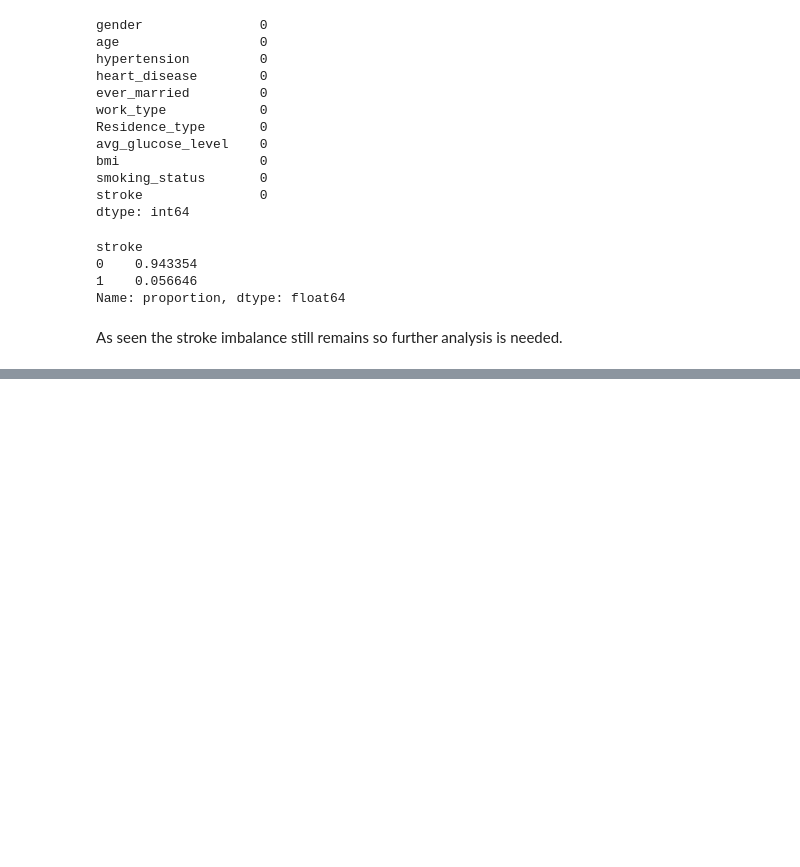
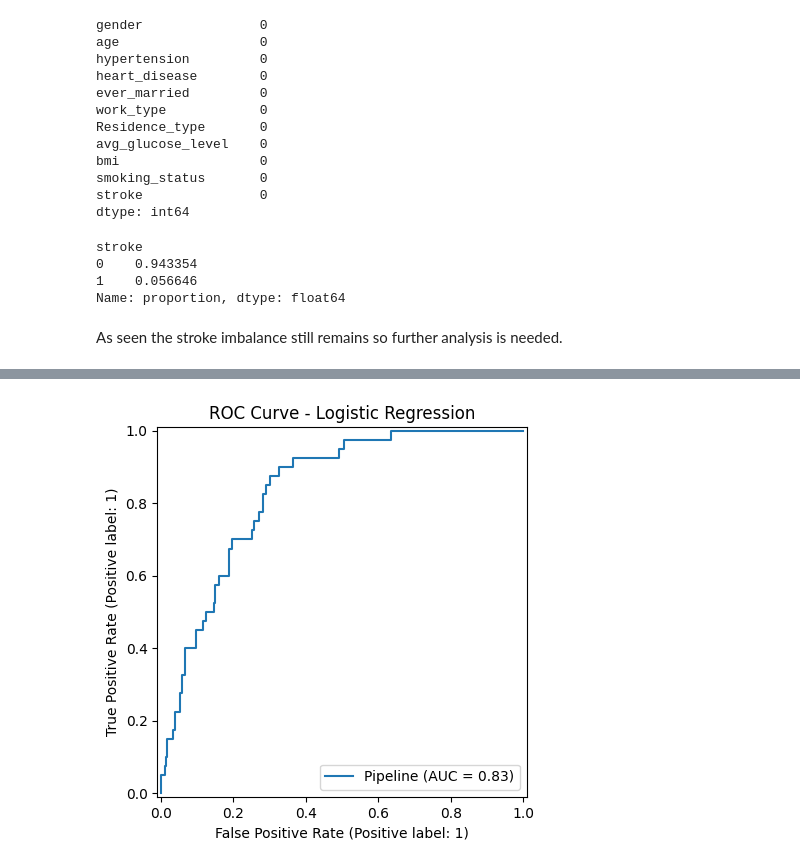
Before and after one commit to ZinaRotgauz/hcds-project, a Jupyter notebook: decriptive analysis.ipynb, the cells around one changed output, grey strips where cells are left out. Drawn from its saved outputs; the diff is of its cells as text; code cells hidden in the pictures; blank space fills up the shorter version.

```diff
--- a/decriptive analysis.ipynb
+++ b/decriptive analysis.ipynb
@@ -207,3 +207,84 @@ stroke
 Name: proportion, dtype: float64
 # %% [markdown]
 As seen the stroke imbalance still remains so further analysis is needed.
+# %%
+import pandas as pd
+import numpy as np
+from sklearn.model_selection import train_test_split
+from sklearn.pipeline import Pipeline
+from sklearn.compose import ColumnTransformer
+from sklearn.preprocessing import StandardScaler, OneHotEncoder
+from sklearn.impute import SimpleImputer
+from sklearn.linear_model import LogisticRegression
+from sklearn.metrics import classification_report, confusion_matrix, roc_auc_score, RocCurveDisplay, PrecisionRecallDisplay
+import matplotlib.pyplot as plt
+
+df = pd.read_csv('healthcare-dataset-stroke-data.csv')
+
+df['bmi'] = df['bmi'].fillna(df.groupby('age')['bmi'].transform('median'))
+df = df[df['smoking_status'] != 'Unknown']
+
+X = df.drop(['id', 'stroke'], axis=1)
+y = df['stroke']
+
+num_cols = ['age', 'avg_glucose_level', 'bmi', 'hypertension', 'heart_disease']
+cat_cols = ['gender', 'ever_married', 'work_type', 'Residence_type', 'smoking_status']
+
+numeric_transformer = Pipeline(steps=[
+    ('imputer', SimpleImputer(strategy='mean')),
+    ('scaler', StandardScaler())
+])
+
+categorical_transformer = Pipeline(steps=[
+    ('imputer', SimpleImputer(strategy='most_frequent')),
+    ('encoder', OneHotEncoder(handle_unknown='ignore', sparse_output=False))
+])
+
+preprocessor = ColumnTransformer(
+    transformers=[
+        ('num', numeric_transformer, num_cols),
+        ('cat', categorical_transformer, cat_cols)
+    ])
+
+X_train, X_test, y_train, y_test = train_test_split(
+    X, y, stratify=y, random_state=42, test_size=0.2
+)
+
+logreg_pipeline = Pipeline(steps=[
+    ('preprocessor', preprocessor),
+    ('classifier', LogisticRegression(max_iter=1000, class_weight='balanced', solver='liblinear'))
+])
+
+logreg_pipeline.fit(X_train, y_train)
+
+y_pred = logreg_pipeline.predict(X_test)
+y_proba = logreg_pipeline.predict_proba(X_test)[:, 1]
+
+print("Classification Report:\n", classification_report(y_test, y_pred, digits=4))
+print("Confusion Matrix:\n", confusion_matrix(y_test, y_pred))
+print("ROC AUC Score:", roc_auc_score(y_test, y_proba))
+print("")
+
+# ROC Curve
+RocCurveDisplay.from_estimator(logreg_pipeline, X_test, y_test)
+plt.title('ROC Curve - Logistic Regression')
+plt.show()
+
+# Precision-Recall Curve
+PrecisionRecallDisplay.from_estimator(logreg_pipeline, X_test, y_test)
+plt.title('Precision-Recall Curve - Logistic Regression')
+plt.show()
+
+feature_names_num = num_cols
+feature_names_cat = logreg_pipeline.named_steps['preprocessor'].transformers_[1][1].named_steps['encoder'].get_feature_names_out(cat_cols)
+all_features = np.concatenate([feature_names_num, feature_names_cat])
+coefs = logreg_pipeline.named_steps['classifier'].coef_[0]
+coef_df = pd.Series(coefs, index=all_features).sort_values(key=abs, ascending=False)
+print("Top coefficients:")
+print(coef_df.head(10))
+
+coef_df.head(10).plot(kind='barh')
+plt.title('Top Logistic Regression Coefficients')
+plt.gca().invert_yaxis()
+plt.show()
+# %% [output]
@@ -209,0 +305 @@ As seen the stroke imbalance still remains so further analysis is needed.
+[figure, added]
```
Also changed, not shown: parts of 4 cells of this notebook.
